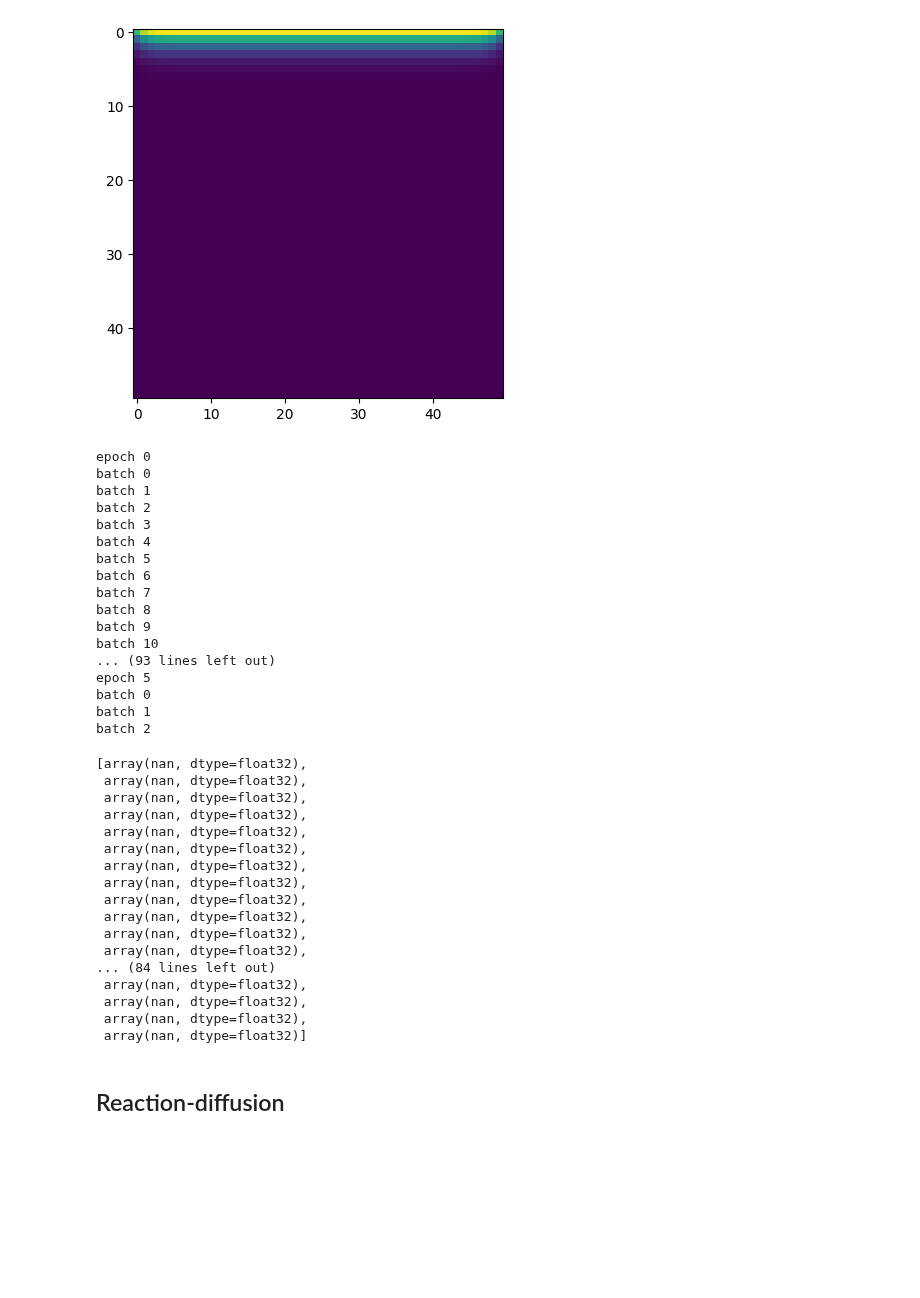
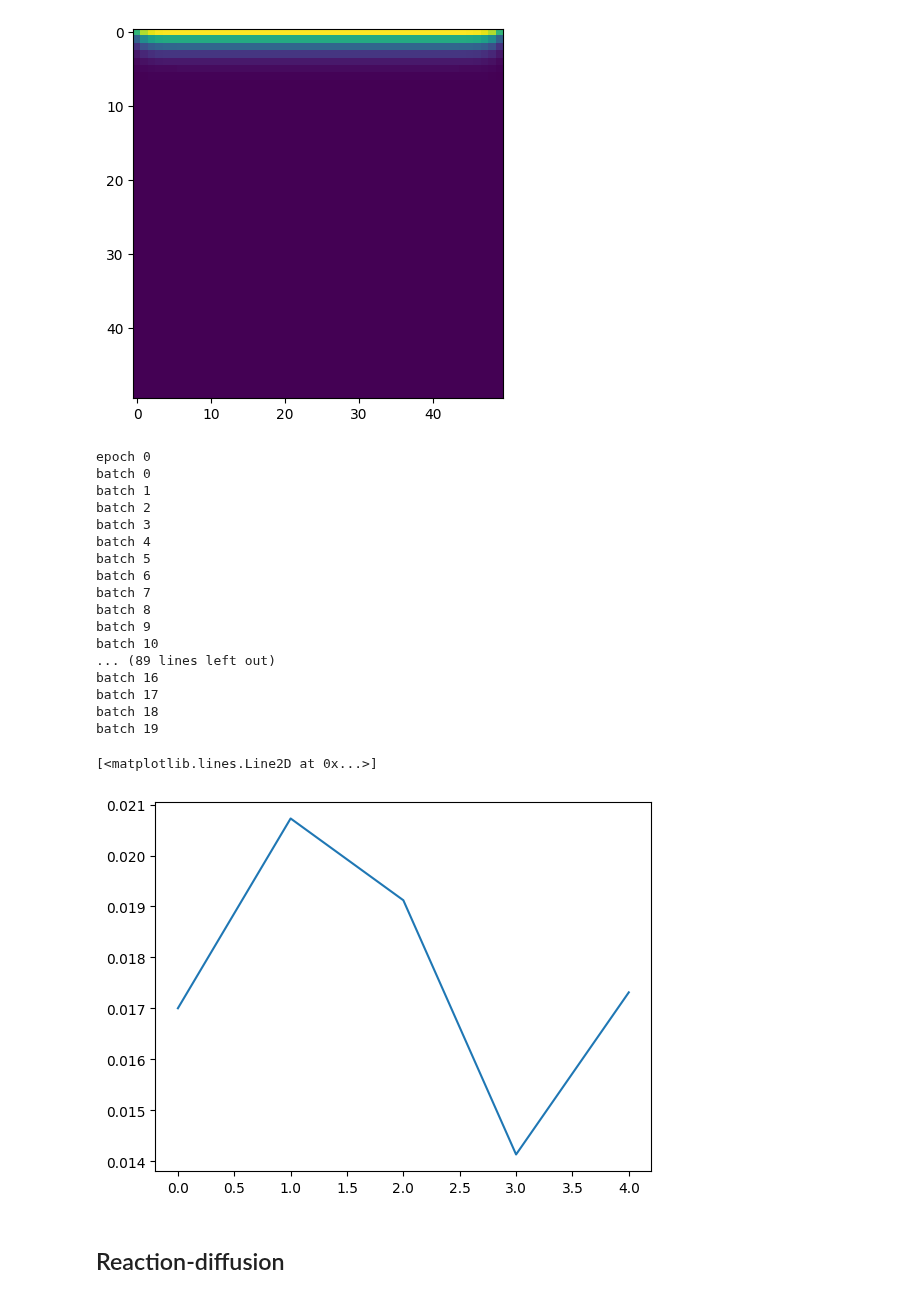
Before and after one commit to grmc1999/PhysicsSimulationDeepLearning, a Jupyter notebook: Notebooks/Diff_phys/2D_1P_Darcy_flow.ipynb, the cells around one changed output. Drawn from its saved outputs; the diff is of its cells as text; code cells hidden in the pictures; blank space fills up the shorter version.

```diff
--- a/Notebooks/Diff_phys/2D_1P_Darcy_flow.ipynb
+++ b/Notebooks/Diff_phys/2D_1P_Darcy_flow.ipynb
@@ -663,7 +578,7 @@ T=PINNS_based_SOL_trainer(
     loss=composed_loss
 )
 # %%
-L=T.train(100)
+L=T.train(5)
 # %% [output]
 epoch 0
 batch 0
@@ -677,31 +592,16 @@ batch 7
 batch 8
 batch 9
 batch 10
-... (93 lines left out)
-epoch 5
-batch 0
-batch 1
-batch 2
+... (89 lines left out)
+batch 16
+batch 17
+batch 18
+batch 19
 # %%
-L
+plt.plot(L)
 # %% [output]
-[array(nan, dtype=float32),
- array(nan, dtype=float32),
- array(nan, dtype=float32),
- array(nan, dtype=float32),
- array(nan, dtype=float32),
- array(nan, dtype=float32),
- array(nan, dtype=float32),
- array(nan, dtype=float32),
- array(nan, dtype=float32),
- array(nan, dtype=float32),
- array(nan, dtype=float32),
- array(nan, dtype=float32),
-... (84 lines left out)
- array(nan, dtype=float32),
- array(nan, dtype=float32),
- array(nan, dtype=float32),
- array(nan, dtype=float32)]
+[<matplotlib.lines.Line2D at 0x...>]
+[figure, added]
 # %% [markdown]
 ## Reaction-diffusion
 # %%
```
Also changed, not shown: parts of 2 cells of this notebook, 1 other file.
